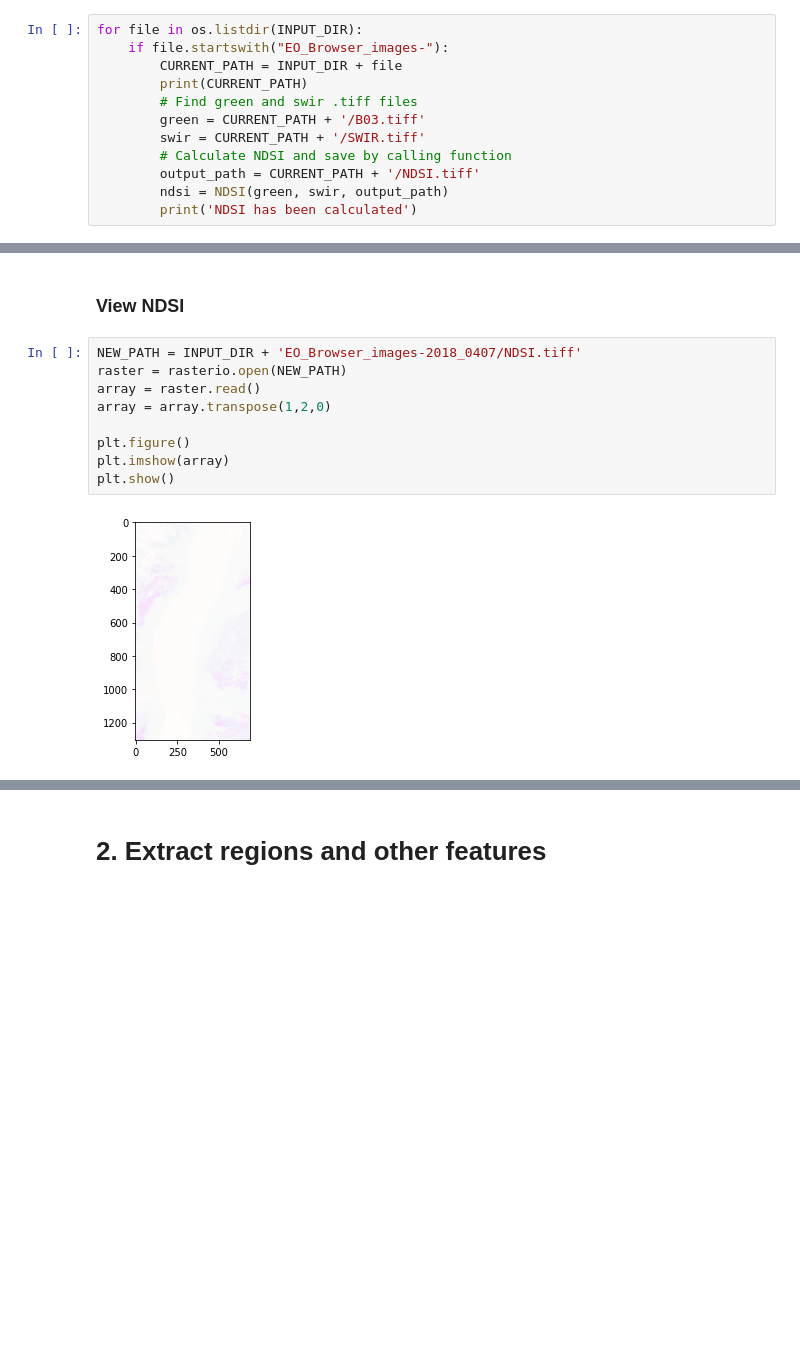
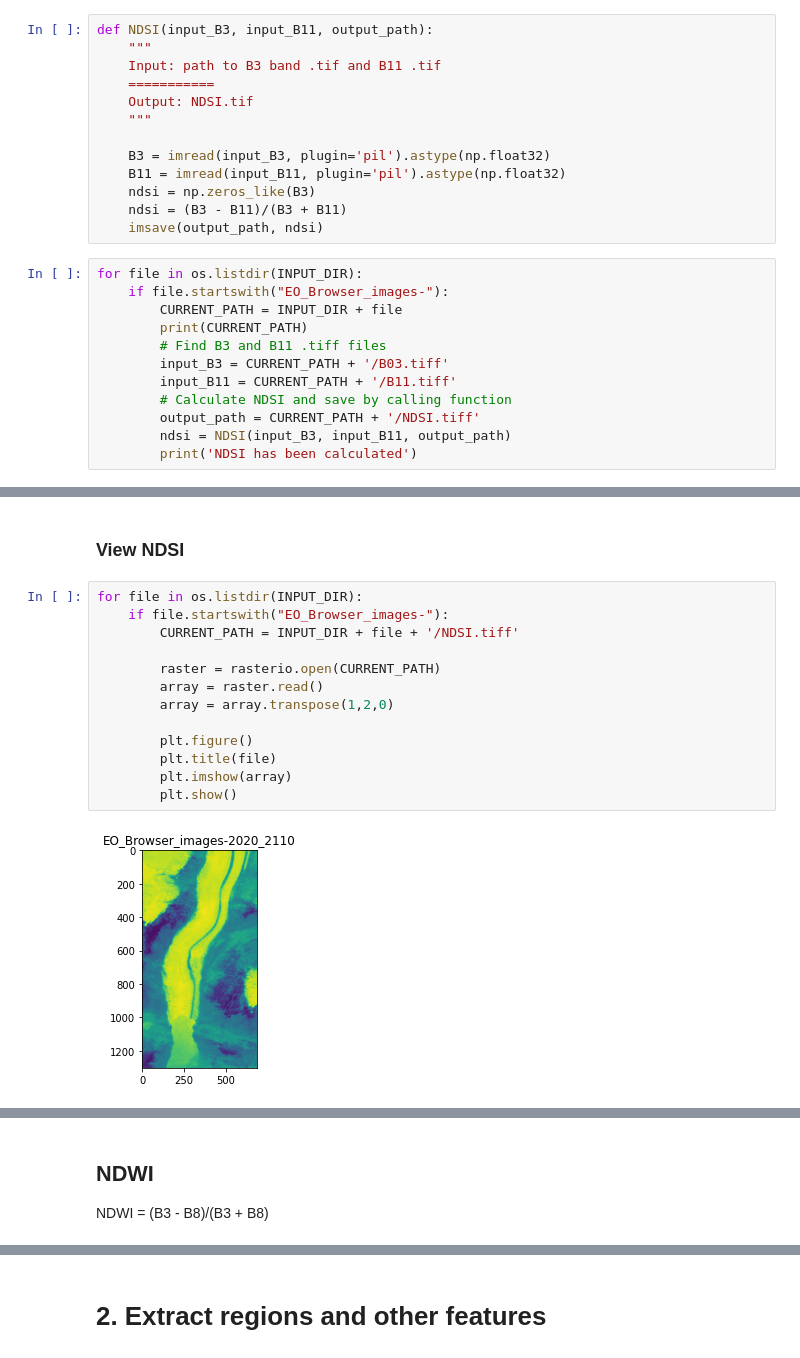
Before and after one commit to seleneledain/ipeo-project, a Jupyter notebook: RF_glacier.ipynb, the cells around one changed output, grey strips where cells are left out. Saved outputs shown, nothing was run; the diff lists cells and outputs as text; blank space fills up the shorter version.

Commit message:
Added code to calculate NDWi and NDSI

```diff
--- a/RF_glacier.ipynb
+++ b/RF_glacier.ipynb
@@ -187,14 +174,27 @@ def NDSI(input_green, input_swir, output_path):
+# %%
+def NDSI(input_B3, input_B11, output_path):
+    """
+    Input: path to B3 band .tif and B11 .tif
+    ===========
+    Output: NDSI.tif
+    """
+
+    B3 = imread(input_B3, plugin='pil').astype(np.float32)
+    B11 = imread(input_B11, plugin='pil').astype(np.float32)
+    ndsi = np.zeros_like(B3)
+    ndsi = (B3 - B11)/(B3 + B11)
+    imsave(output_path, ndsi)
 # %%
 for file in os.listdir(INPUT_DIR):
     if file.startswith("EO_Browser_images-"):
         CURRENT_PATH = INPUT_DIR + file
         print(CURRENT_PATH)
-        # Find green and swir .tiff files
-        green = CURRENT_PATH + '/B03.tiff'
-        swir = CURRENT_PATH + '/SWIR.tiff'
+        # Find B3 and B11 .tiff files
+        input_B3 = CURRENT_PATH + '/B03.tiff'
+        input_B11 = CURRENT_PATH + '/B11.tiff'
         # Calculate NDSI and save by calling function
         output_path = CURRENT_PATH + '/NDSI.tiff'
-        ndsi = NDSI(green, swir, output_path)
+        ndsi = NDSI(input_B3, input_B11, output_path)
         print('NDSI has been calculated')
 # %% [output]
 data/EO_Browser_images-2020_2110
@@ -212,13 +212,17 @@ NDSI has been calculated
 # %% [markdown]
 ### View NDSI
-# %%
-NEW_PATH = INPUT_DIR + 'EO_Browser_images-2018_0407/NDSI.tiff'
-raster = rasterio.open(NEW_PATH)
-array = raster.read()
-array = array.transpose(1,2,0)
-
-plt.figure()
-plt.imshow(array)
-plt.show()
-# %% [output]
-[figure, removed]
+# %%
+for file in os.listdir(INPUT_DIR):
+    if file.startswith("EO_Browser_images-"):
+        CURRENT_PATH = INPUT_DIR + file + '/NDSI.tiff'
+
+        raster = rasterio.open(CURRENT_PATH)
+        array = raster.read()
+        array = array.transpose(1,2,0)
+
+        plt.figure()
+        plt.title(file)
+        plt.imshow(array)
+        plt.show()
+# %% [output]
+[figure, added]
@@ -224,0 +234,3 @@ plt.show()
+# %% [markdown]
+## NDWI
+NDWI = (B3 - B8)/(B3 + B8)
```
Also changed, not shown: parts of 15 cells of this notebook.
